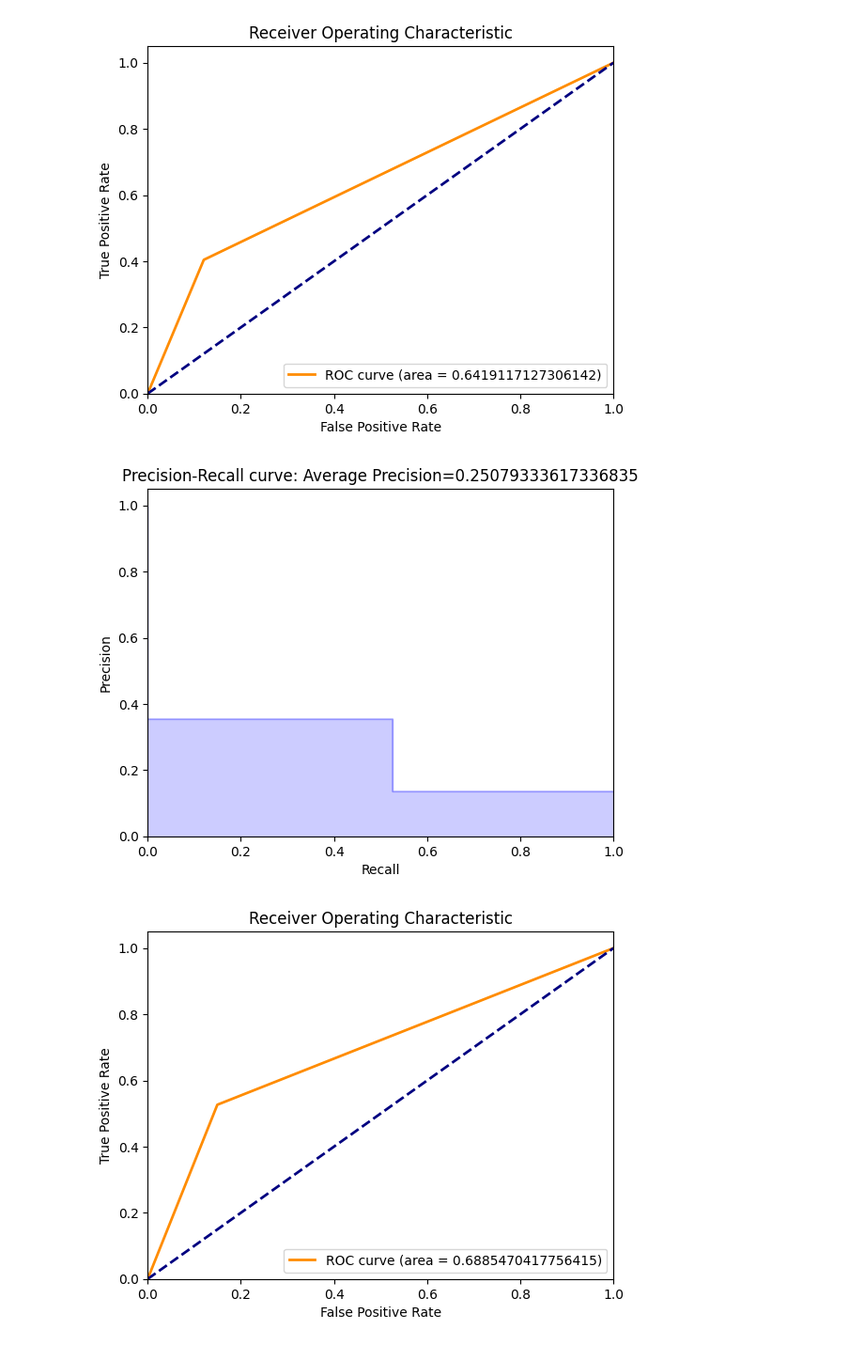
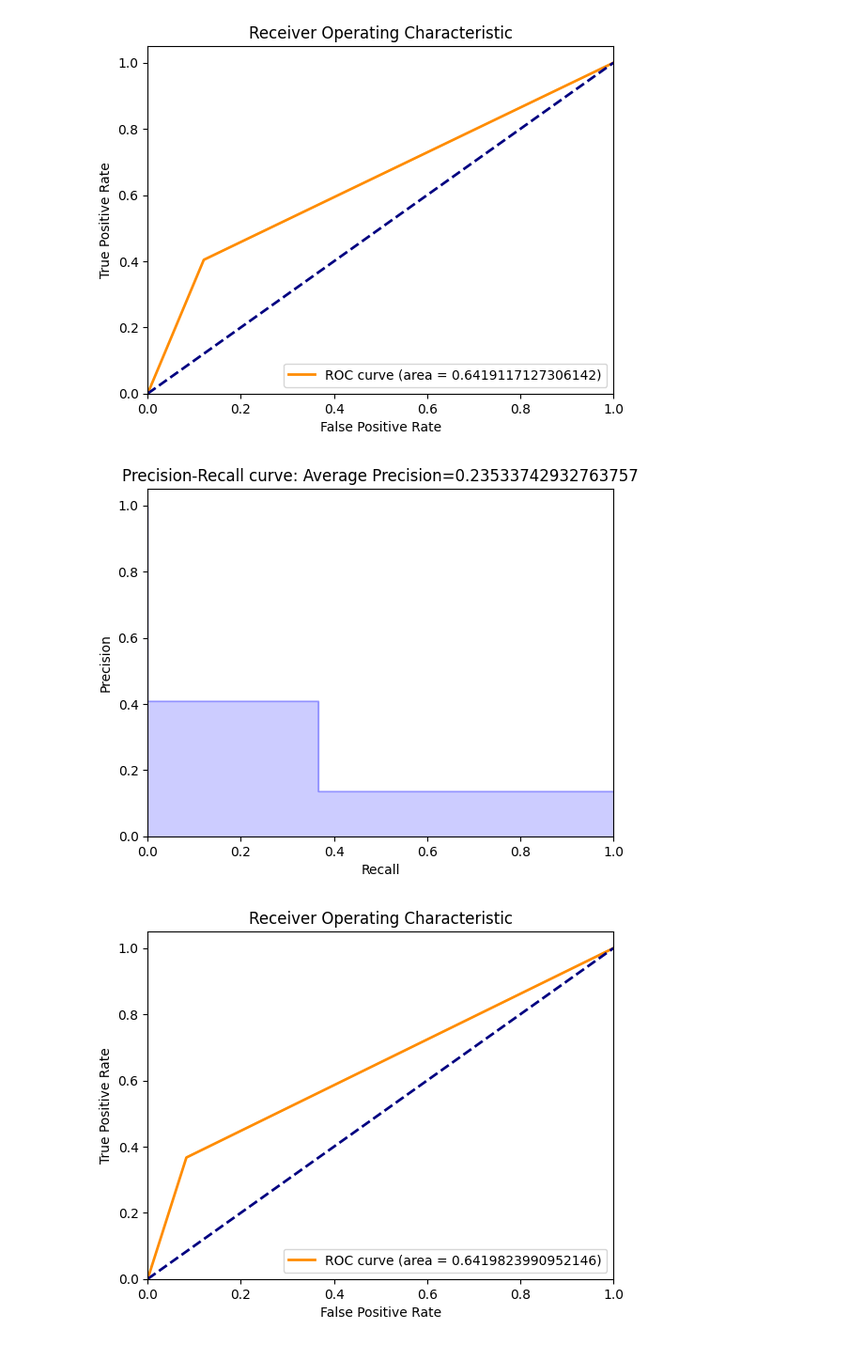
Before and after one commit to krisrjensen/csc730, a Jupyter notebook: assignment 7/csc730_assignment_7_KJ.ipynb, the cells around one changed output. Shown at 94% size. Drawn from its saved outputs; the diff is of its cells as text; code cells hidden in the pictures.

Commit message:
I think the isolation forest algorithm works

```diff
--- a/assignment 7/csc730_assignment_7_KJ.ipynb
+++ b/assignment 7/csc730_assignment_7_KJ.ipynb
@@ -487,7 +476,7 @@ class isolation_forest:
         return np.where(scores > threshold, self.ANOMALY, self.NOMINAL)
 # %%
 
-my_iforest = isolation_forest( n_estimators=1000, max_samples=400, max_height=100, min_samples_split=1, contamination=0.2)
+my_iforest = isolation_forest( n_trees=1000, sub_samples=64, max_height=50)
 my_iforest.fit(X_train)
 #print(f'Sklearn Isolation Forest created with {len(sm_iforest.estimators_)} trees')
 
@@ -496,36 +485,36 @@ from sklearn.metrics import precision_recall_curve
 from sklearn.metrics import auc
 from sklearn.metrics import average_precision_score
 
-y_score = my_iforest.predict(X_test)
+y_score = my_iforest.predict(X_test, 0.5)
 
 precision, recall, _ = precision_recall_curve(y_test, y_score)
 average_precision = average_precision_score(y_test, y_score)
 plt.figure()
 plt.step(recall, precision, color='b', alpha=0.2, where='post')
 plt.fill_between(recall, precision, step='post', alpha=0.2, color='b')
 plt.xlabel('Recall')
 plt.ylabel('Precision')
 plt.ylim([0.0, 1.05])
 plt.xlim([0.0, 1.0])
 plt.title(f'Precision-Recall curve: Average Precision={average_precision}')
 plt.show()
 
 #generate ROC curve for the isolation forest
 from sklearn.metrics import roc_curve
 from sklearn.metrics import roc_auc_score
 
 fpr, tpr, _ = roc_curve(y_test, y_score)
 roc_auc = roc_auc_score(y_test, y_score)
 plt.figure()
 plt.plot(fpr, tpr, color='darkorange', lw=2, label=f'ROC curve (area = {roc_auc})')
 plt.plot([0, 1], [0, 1], color='navy', lw=2, linestyle='--')
 plt.xlim([0.0, 1.0])
 plt.ylim([0.0, 1.05])
 plt.xlabel('False Positive Rate')
 plt.ylabel('True Positive Rate')
 plt.title('Receiver Operating Characteristic')
 plt.legend(loc='lower right')
 plt.show()
 # %% [output]
-[figure, old version]
+[figure, new version]
-[figure, old version]
+[figure, new version]
```
Also changed, not shown: parts of 2 cells of this notebook.
